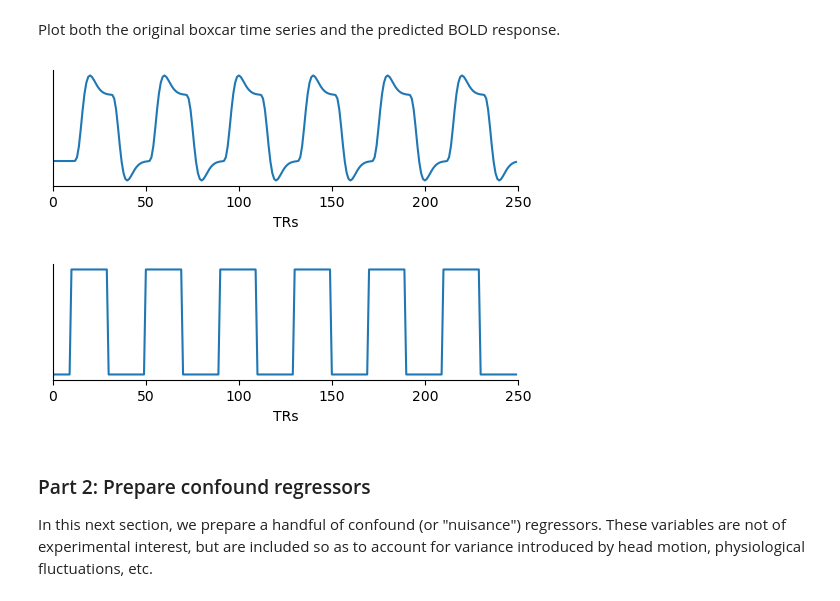
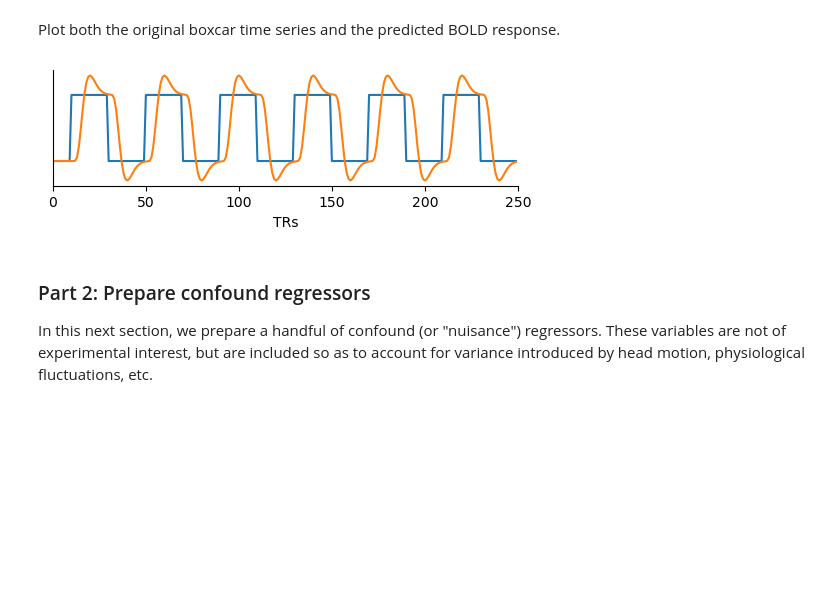
Before and after one commit to yunchang-z/neu502b-lab, a Jupyter notebook: fmri-04/fmri-04-glm.ipynb, the cells around one changed output. Saved outputs shown, nothing was run; the diff lists cells and outputs as text; code cells hidden in the pictures; blank space fills up the shorter version.

```diff
--- a/fmri-04/fmri-04-glm.ipynb
+++ b/fmri-04/fmri-04-glm.ipynb
@@ -58,17 +58,12 @@ Plot both the original boxcar time series and the predicted BOLD response.
 # %%
 # Plot boxcar and HRF-convolved time series:
 fig, ax = plt.subplots(figsize=(6, 1.5))
+ax.plot(stim_block)
 ax.plot(blocks_hrf)
 ax.set(xlabel='TRs', xlim=(0, n_trs), yticks=[])
 sns.despine()
-
-fig, ax = plt.subplots(figsize=(6, 1.5))
-ax.plot(stim_block)
-ax.set(xlabel='TRs', xlim=(0, n_trs), yticks=[])
-sns.despine()
 # %% [output]
-[figure, old version]
+[figure, new version]
-[figure, removed]
 # %% [markdown]
 ### Part 2: Prepare confound regressors
 
```
Also changed, not shown: parts of 17 cells of this notebook.
